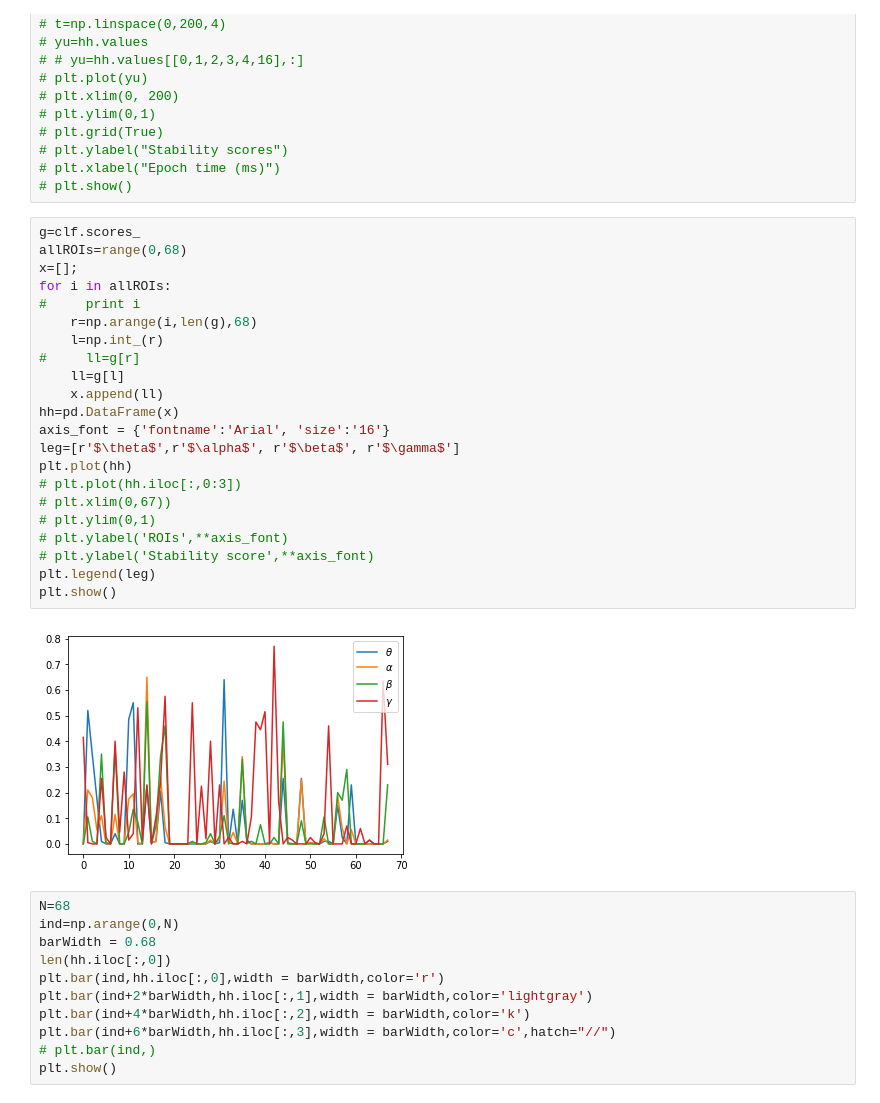
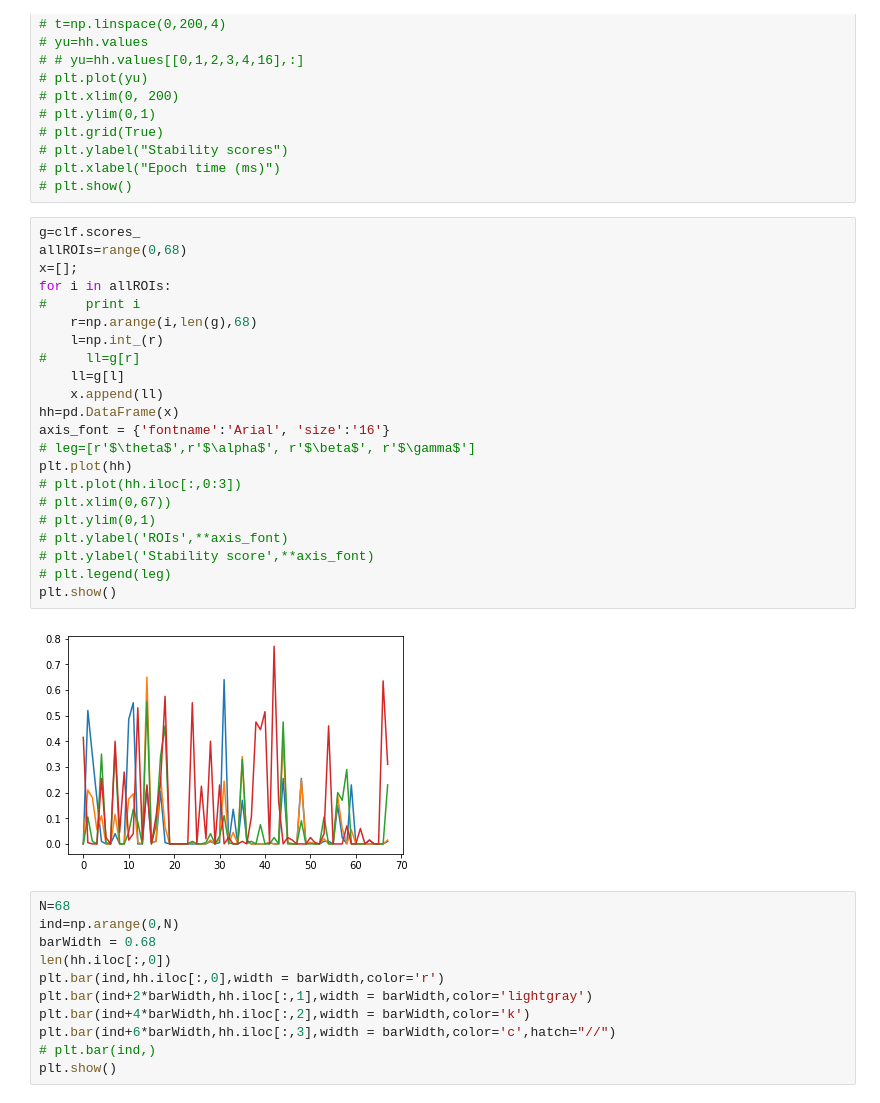
Before and after one commit to msultanmahmud/EEG_Analysis, a Jupyter notebook: Source_level_frequency_analysis/StabilitySelection_NOISE_Ranking_band_feat_visual_SV_v1.ipynb, the cells around one changed output. Saved outputs shown, nothing was run; the diff lists cells and outputs as text.

```diff
--- a/Source_level_frequency_analysis/StabilitySelection_NOISE_Ranking_band_feat_visual_SV_v1.ipynb
+++ b/Source_level_frequency_analysis/StabilitySelection_NOISE_Ranking_band_feat_visual_SV_v1.ipynb
@@ -927,27 +927,27 @@ len(clf.scores_)
 # %%
 g=clf.scores_
 allROIs=range(0,68)
 x=[];
 for i in allROIs:
 #     print i
     r=np.arange(i,len(g),68)
     l=np.int_(r)
 #     ll=g[r]
     ll=g[l]
     x.append(ll)
 hh=pd.DataFrame(x)
 axis_font = {'fontname':'Arial', 'size':'16'}
-leg=[r'$\theta$',r'$\alpha$', r'$\beta$', r'$\gamma$']
+# leg=[r'$\theta$',r'$\alpha$', r'$\beta$', r'$\gamma$']
 plt.plot(hh)
 # plt.plot(hh.iloc[:,0:3])
 # plt.xlim(0,67))
 # plt.ylim(0,1)
 # plt.ylabel('ROIs',**axis_font)
 # plt.ylabel('Stability score',**axis_font)
-plt.legend(leg)
+# plt.legend(leg)
 plt.show()
 # %% [output]
-[figure, old version]
+[figure, new version]
 # %%
 N=68
 ind=np.arange(0,N)
```
Also changed, not shown: parts of 2 cells of this notebook, 5 other files.
